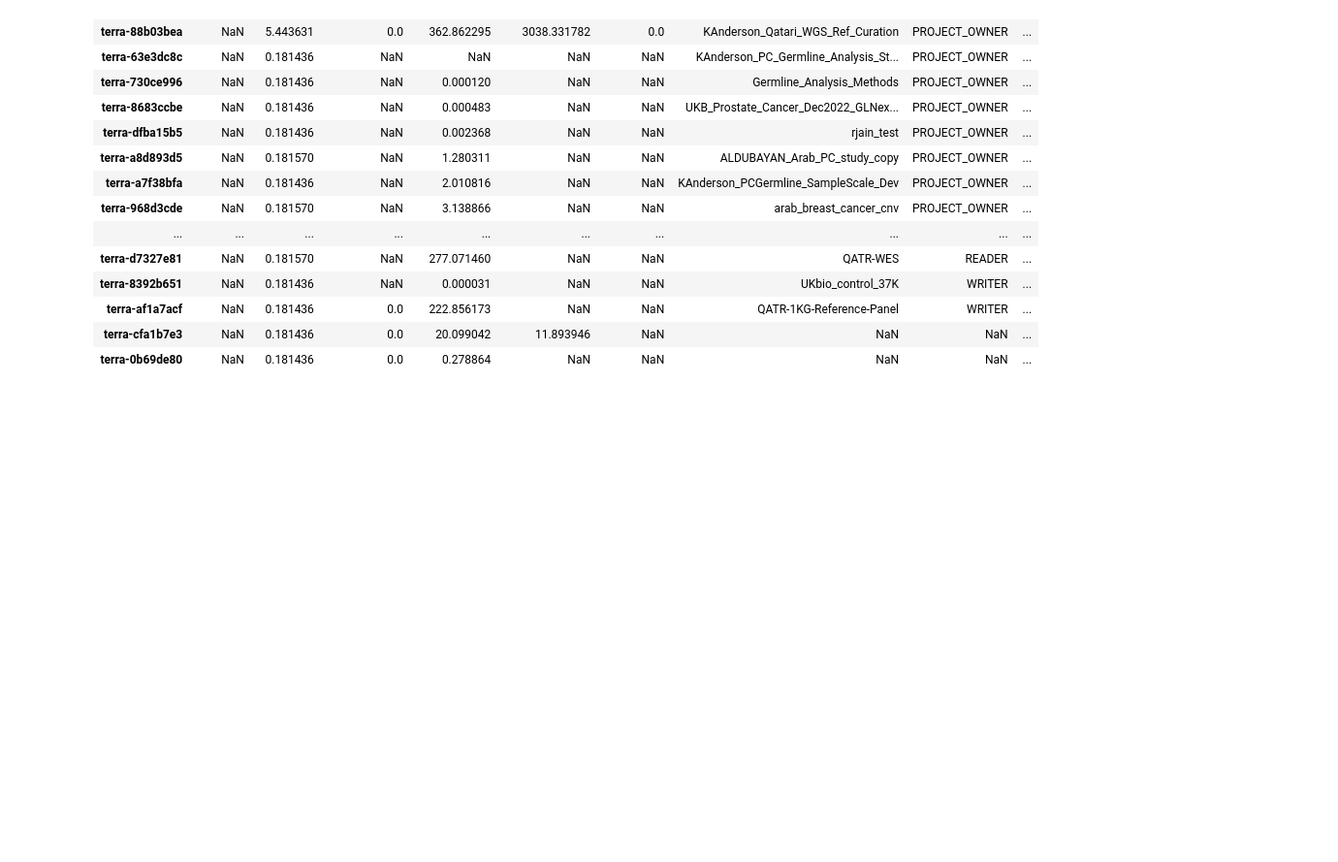
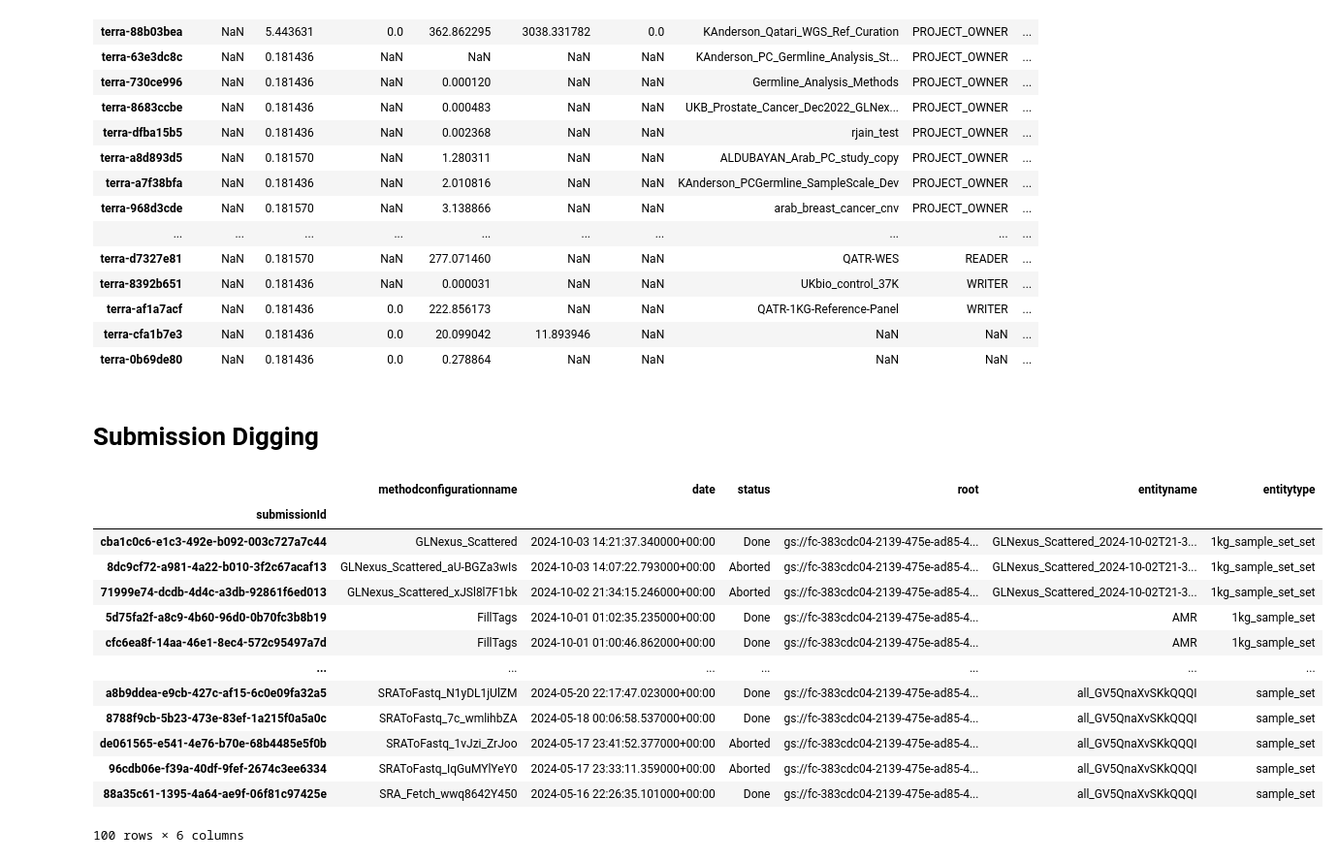
Before and after one commit to KAnderson-DFCI/Germline_Method_Development_AlDubayan, a Jupyter notebook: anlaysis/gcloudthing.ipynb, the cells around one changed output. Shown at 97% size. Cells and saved outputs as stored; diff of their text form; code cells hidden in the pictures; blank space fills up the shorter version.

Commit message:
firecloud submission digging

```diff
--- a/anlaysis/gcloudthing.ipynb
+++ b/anlaysis/gcloudthing.ipynb
@@ -415,3 +414,23 @@ the_table[terraproj].sort_values('accessLevel')
 | terra-af1a7acf | NaN | 0.181436 | 0.0 | 222.856173 | NaN | NaN | QATR-1KG-Reference-Panel | WRITER | ... |
 | terra-cfa1b7e3 | NaN | 0.181436 | 0.0 | 20.099042 | 11.893946 | NaN | NaN | NaN | ... |
 | terra-0b69de80 | NaN | 0.181436 | 0.0 | 0.278864 | NaN | NaN | NaN | NaN | ... |
+# %% [markdown]
+# Submission Digging
+# %%
+sms = ws.list_submissions()
+sms
+# %% [output]
+|  | methodconfigurationname | date | status | root | entityname | entitytype |
+| submissionId |  |  |  |  |  |  |
+| cba1c0c6-e1c3-492e-b092-003c727a7c44 | GLNexus_Scattered | 2024-10-03 14:21:37.340000+00:00 | Done | gs://fc-383cdc04-2139-475e-ad85-4... | GLNexus_Scattered_2024-10-02T21-3... | 1kg_sample_set_set |
+| 8dc9cf72-a981-4a22-b010-3f2c67acaf13 | GLNexus_Scattered_aU-BGZa3wIs | 2024-10-03 14:07:22.793000+00:00 | Aborted | gs://fc-383cdc04-2139-475e-ad85-4... | GLNexus_Scattered_2024-10-02T21-3... | 1kg_sample_set_set |
+| 71999e74-dcdb-4d4c-a3db-92861f6ed013 | GLNexus_Scattered_xJSl8l7F1bk | 2024-10-02 21:34:15.246000+00:00 | Aborted | gs://fc-383cdc04-2139-475e-ad85-4... | GLNexus_Scattered_2024-10-02T21-3... | 1kg_sample_set_set |
+| 5d75fa2f-a8c9-4b60-96d0-0b70fc3b8b19 | FillTags | 2024-10-01 01:02:35.235000+00:00 | Done | gs://fc-383cdc04-2139-475e-ad85-4... | AMR | 1kg_sample_set |
+| cfc6ea8f-14aa-46e1-8ec4-572c95497a7d | FillTags | 2024-10-01 01:00:46.862000+00:00 | Done | gs://fc-383cdc04-2139-475e-ad85-4... | AMR | 1kg_sample_set |
+| ... | ... | ... | ... | ... | ... | ... |
+| a8b9ddea-e9cb-427c-af15-6c0e09fa32a5 | SRAToFastq_N1yDL1jUlZM | 2024-05-20 22:17:47.023000+00:00 | Done | gs://fc-383cdc04-2139-475e-ad85-4... | all_GV5QnaXvSKkQQQI | sample_set |
+| 8788f9cb-5b23-473e-83ef-1a215f0a5a0c | SRAToFastq_7c_wmlihbZA | 2024-05-18 00:06:58.537000+00:00 | Done | gs://fc-383cdc04-2139-475e-ad85-4... | all_GV5QnaXvSKkQQQI | sample_set |
+| de061565-e541-4e76-b70e-68b4485e5f0b | SRAToFastq_1vJzi_ZrJoo | 2024-05-17 23:41:52.377000+00:00 | Aborted | gs://fc-383cdc04-2139-475e-ad85-4... | all_GV5QnaXvSKkQQQI | sample_set |
+| 96cdb06e-f39a-40df-9fef-2674c3ee6334 | SRAToFastq_IqGuMYlYeY0 | 2024-05-17 23:33:11.359000+00:00 | Aborted | gs://fc-383cdc04-2139-475e-ad85-4... | all_GV5QnaXvSKkQQQI | sample_set |
+| 88a35c61-1395-4a64-ae9f-06f81c97425e | SRA_Fetch_wwq8642Y450 | 2024-05-16 22:26:35.101000+00:00 | Done | gs://fc-383cdc04-2139-475e-ad85-4... | all_GV5QnaXvSKkQQQI | sample_set |
+100 rows × 6 columns
```
Also changed, not shown: parts of 17 cells of this notebook, 2 other files.
